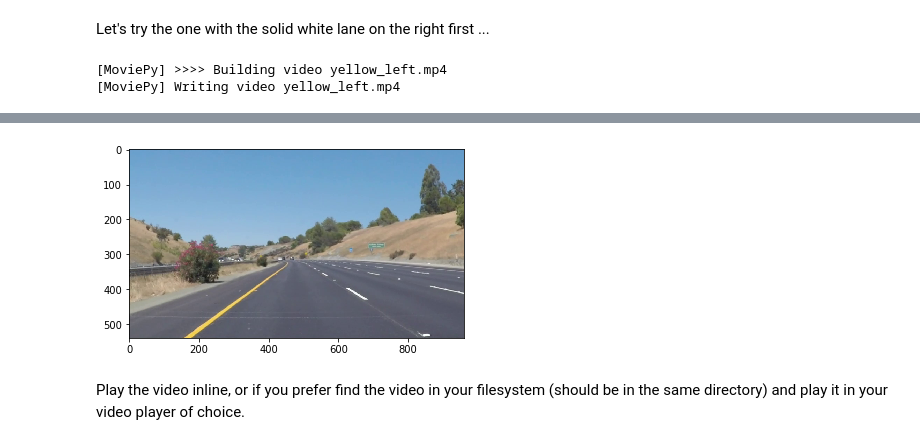
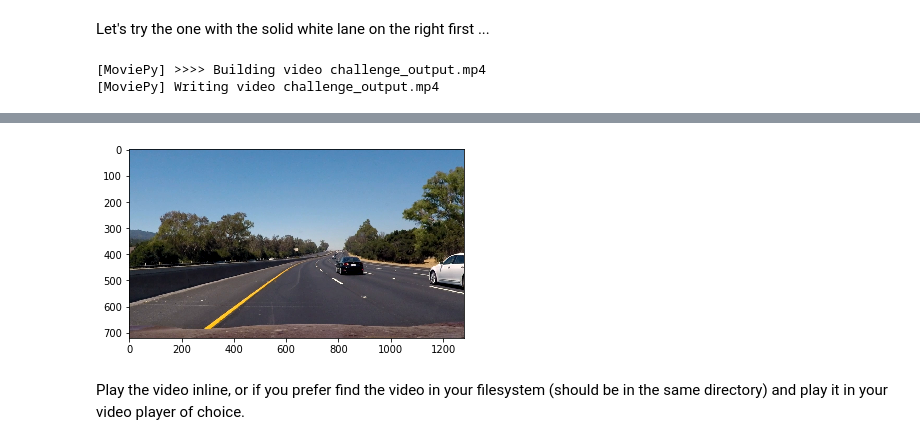
Before and after one commit to pbanavara/udacity_project1, a Jupyter notebook: P1.ipynb, the cells around one changed output, grey strips where cells are left out. Cells and saved outputs as stored; diff of their text form; code cells hidden in the pictures.

Commit message:
Tried the challenge video

```diff
--- a/P1.ipynb
+++ b/P1.ipynb
@@ -315,11 +315,11 @@ def process_image(image):
 # %% [markdown]
 Let's try the one with the solid white lane on the right first ...
 # %%
-white_output = 'yellow_left.mp4'
-clip1 = VideoFileClip("solidYellowLeft.mp4")
+white_output = 'challenge_output.mp4'
+clip1 = VideoFileClip("challenge.mp4")
 white_clip = clip1.fl_image(process_image) #NOTE: this function expects color images!!
 %time white_clip.write_videofile(white_output, audio=False)
 # %% [output]
-[MoviePy] >>>> Building video yellow_left.mp4
-[MoviePy] Writing video yellow_left.mp4
+[MoviePy] >>>> Building video challenge_output.mp4
+[MoviePy] Writing video challenge_output.mp4
 [MoviePy] Done.
@@ -330,4 +330,4 @@ Wall time: 55 s
-[figure, old version]
+[figure, new version]
 # %% [markdown]
 Play the video inline, or if you prefer find the video in your filesystem (should be in the same directory) and play it in your video player of choice.
 # %%
```
Also changed, not shown: parts of 1 cell of this notebook, 2 other files.
